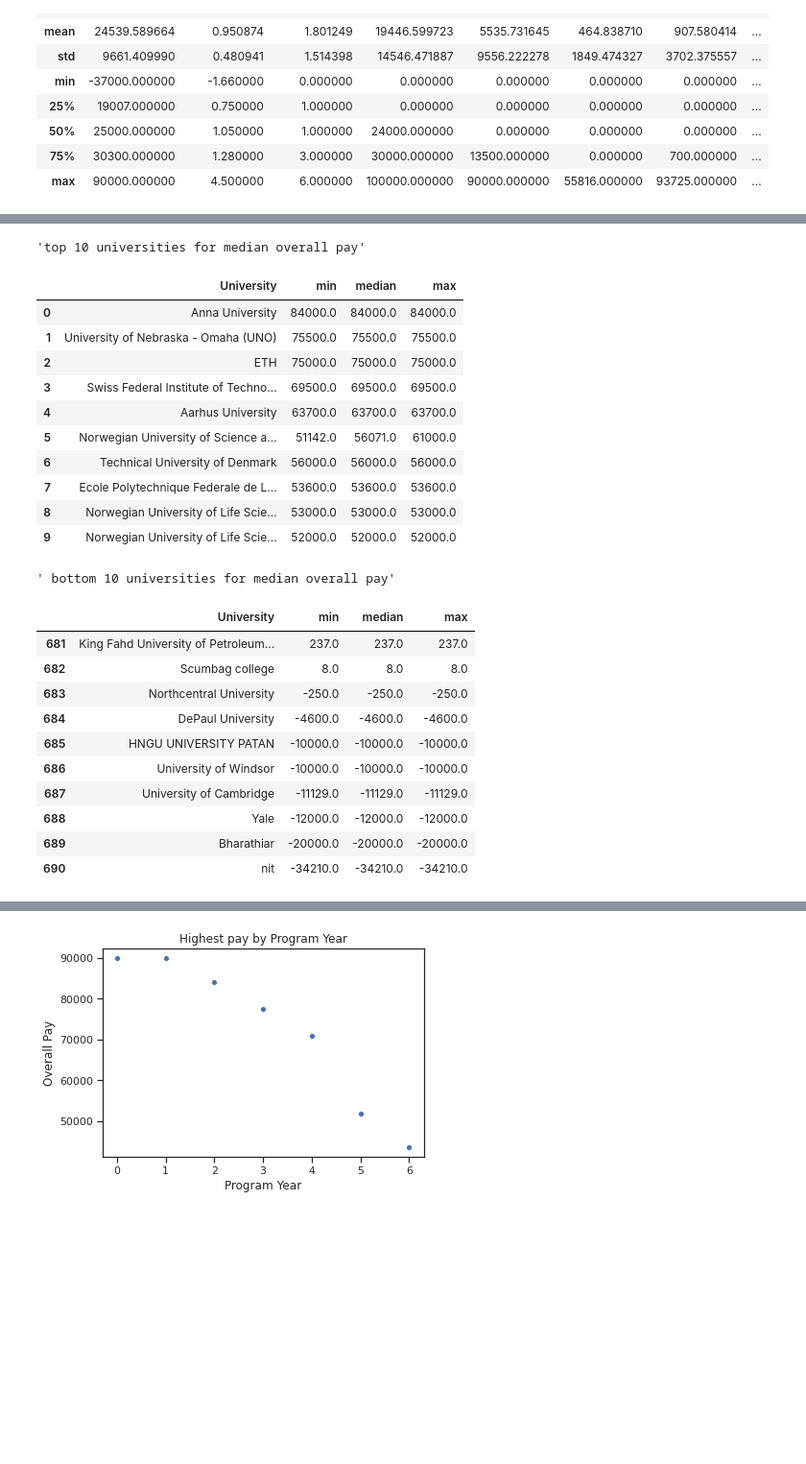
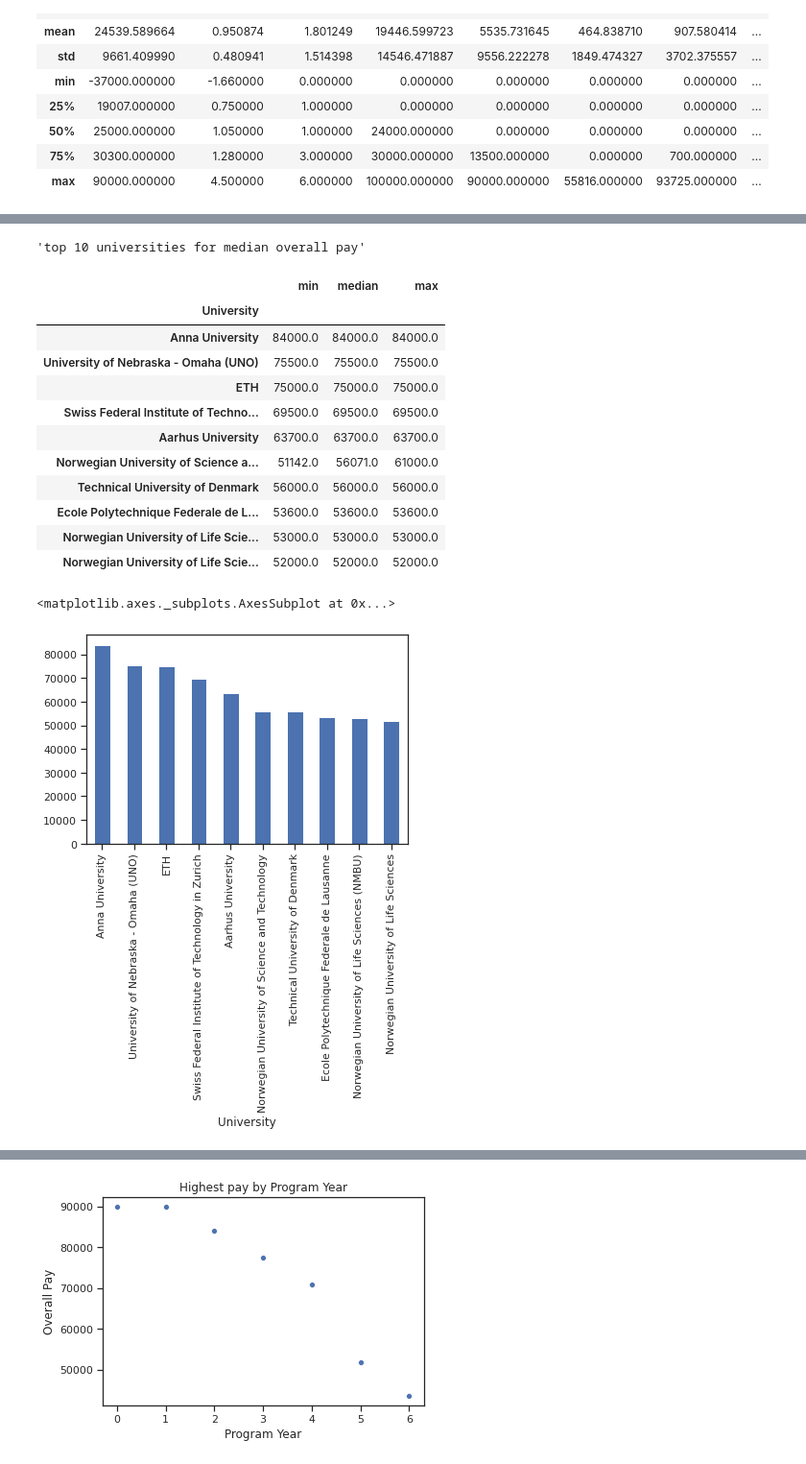
Before and after one commit to smayo2/Explore-PhD-Pay, a Jupyter notebook: phd_stipends.ipynb, the cells around one changed output, grey strips where cells are left out. Shown: that part at 96% size. Saved outputs shown, nothing was run; the diff lists cells and outputs as text; code cells hidden in the pictures; blank space fills up the shorter version.

Commit message:
Updated plots

```diff
--- a/phd_stipends.ipynb
+++ b/phd_stipends.ipynb
@@ -166,39 +185,26 @@ plt.show()
 # %%
 
 #ignore program year of zero (NaNs)
 
 #top 10 universities for overall pay
 display("top 10 universities for median overall pay")
 grp_data = df.groupby("University")["Overall Pay"].agg([min, np.median, max])\
-        .sort_values(by="median", ascending=False).reset_index().head(10)
+        .sort_values(by="median", ascending=False).head(10)
 display(grp_data)
-
-display(" bottom 10 universities for median overall pay")
-grp_data = df.groupby("University")["Overall Pay"].agg([min, np.median, max])\
-        .sort_values(by="median", ascending=False).reset_index().tail(10)
-display(grp_data)
+grp_data["median"].plot.bar()
 # %% [output]
 'top 10 universities for median overall pay'
-|  | University | min | median | max |
-| 0 | Anna University | 84000.0 | 84000.0 | 84000.0 |
-| 1 | University of Nebraska - Omaha (UNO) | 75500.0 | 75500.0 | 75500.0 |
-| 2 | ETH | 75000.0 | 75000.0 | 75000.0 |
-| 3 | Swiss Federal Institute of Techno... | 69500.0 | 69500.0 | 69500.0 |
-| 4 | Aarhus University | 63700.0 | 63700.0 | 63700.0 |
-| 5 | Norwegian University of Science a... | 51142.0 | 56071.0 | 61000.0 |
-| 6 | Technical University of Denmark | 56000.0 | 56000.0 | 56000.0 |
-| 7 | Ecole Polytechnique Federale de L... | 53600.0 | 53600.0 | 53600.0 |
-| 8 | Norwegian University of Life Scie... | 53000.0 | 53000.0 | 53000.0 |
-| 9 | Norwegian University of Life Scie... | 52000.0 | 52000.0 | 52000.0 |
+|  | min | median | max |
+| University |  |  |  |
+| Anna University | 84000.0 | 84000.0 | 84000.0 |
+| University of Nebraska - Omaha (UNO) | 75500.0 | 75500.0 | 75500.0 |
+| ETH | 75000.0 | 75000.0 | 75000.0 |
+| Swiss Federal Institute of Techno... | 69500.0 | 69500.0 | 69500.0 |
+| Aarhus University | 63700.0 | 63700.0 | 63700.0 |
+| Norwegian University of Science a... | 51142.0 | 56071.0 | 61000.0 |
+| Technical University of Denmark | 56000.0 | 56000.0 | 56000.0 |
+| Ecole Polytechnique Federale de L... | 53600.0 | 53600.0 | 53600.0 |
+| Norwegian University of Life Scie... | 53000.0 | 53000.0 | 53000.0 |
+| Norwegian University of Life Scie... | 52000.0 | 52000.0 | 52000.0 |
-' bottom 10 universities for median overall pay'
+<matplotlib.axes._subplots.AxesSubplot at 0x...>
-|  | University | min | median | max |
-| 681 | King Fahd University of Petroleum... | 237.0 | 237.0 | 237.0 |
-| 682 | Scumbag college | 8.0 | 8.0 | 8.0 |
-| 683 | Northcentral University | -250.0 | -250.0 | -250.0 |
-| 684 | DePaul University | -4600.0 | -4600.0 | -4600.0 |
-| 685 | HNGU UNIVERSITY PATAN | -10000.0 | -10000.0 | -10000.0 |
-| 686 | University of Windsor | -10000.0 | -10000.0 | -10000.0 |
-| 687 | University of Cambridge | -11129.0 | -11129.0 | -11129.0 |
-| 688 | Yale | -12000.0 | -12000.0 | -12000.0 |
-| 689 | Bharathiar | -20000.0 | -20000.0 | -20000.0 |
-| 690 | nit | -34210.0 | -34210.0 | -34210.0 |
+[figure, added]
```
Also changed, not shown: parts of 5 cells of this notebook.
